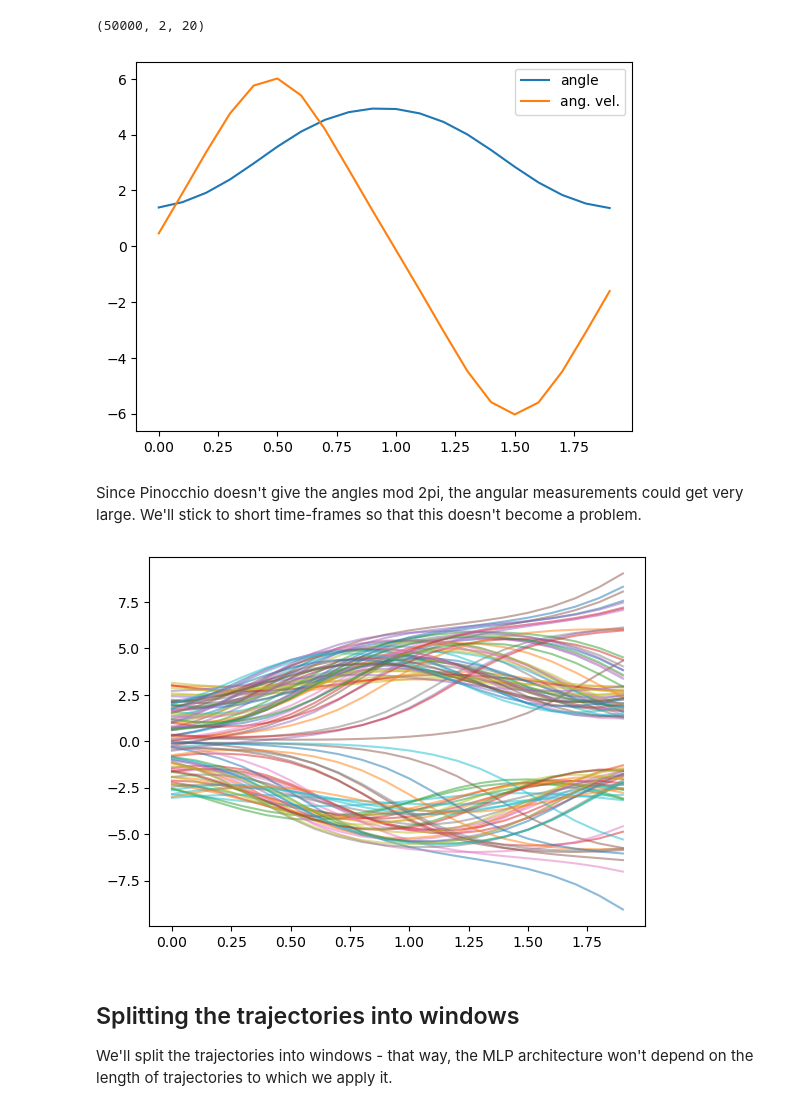
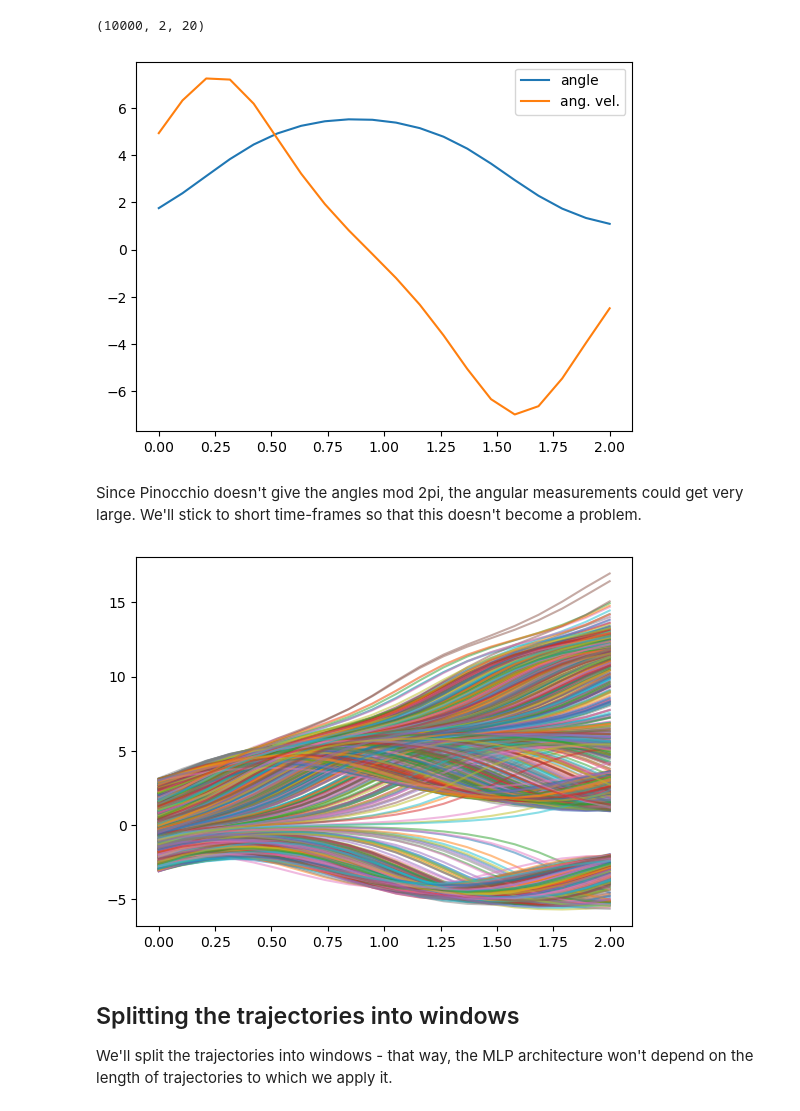
Before and after one commit to ljnel/cd-project, a Jupyter notebook: encoders/mlp.ipynb, the cells around one changed output. Saved outputs shown, nothing was run; the diff lists cells and outputs as text; code cells hidden in the pictures.

Commit message:
improved simulation code

```diff
--- a/encoders/mlp.ipynb
+++ b/encoders/mlp.ipynb
@@ -21,21 +18,31 @@ times, trajs = gen_trajs(50_000, 2., .1, np.pi, 3., .0)
+# %%
+from simulation.gen_pend import *
+
+param_dists = {
+    'q': stats.uniform(-np.pi, 2 * np.pi),  # U[-pi, pi]
+    'v': stats.norm(loc=5.),  # U[-3, 3]
+    'b': stats.uniform(0., .1) # U[0, .1]
+}
+
+times, trajs = gen_trajs(10_000, 2., 20, param_dists)
 # %%
 trajs.shape
 # %% [output]
-(50000, 2, 20)
+(10000, 2, 20)
 # %%
 i = np.random.randint(10_000)
 plt.plot(times, trajs[i, 0], label='angle');
 plt.plot(times, trajs[i, 1], label='ang. vel.')
 plt.legend();
 # %% [output]
-[figure, old version]
+[figure, new version]
 # %% [markdown]
 Since Pinocchio doesn't give the angles mod 2pi, the angular measurements could get very large. We'll stick to short time-frames so that this doesn't become a problem.
 # %%
-for i in range(100):
+for i in range(1000):
     plt.plot(times, trajs[i, 0], alpha=.5)
 # %% [output]
-[figure, old version]
+[figure, new version]
 # %% [markdown]
 ## Splitting the trajectories into windows
 
```
Also changed, not shown: parts of 15 cells of this notebook, 4 other files.
